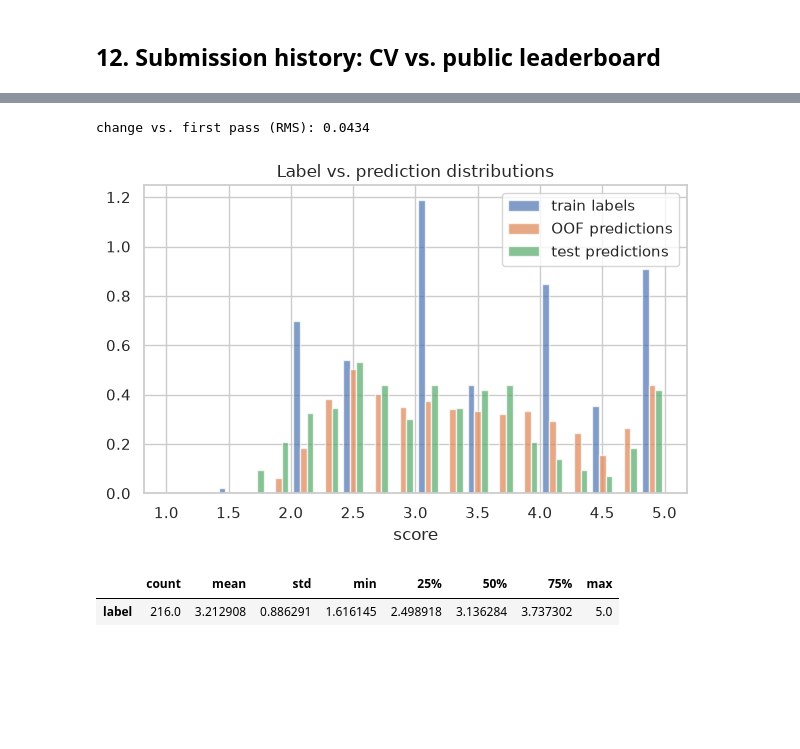
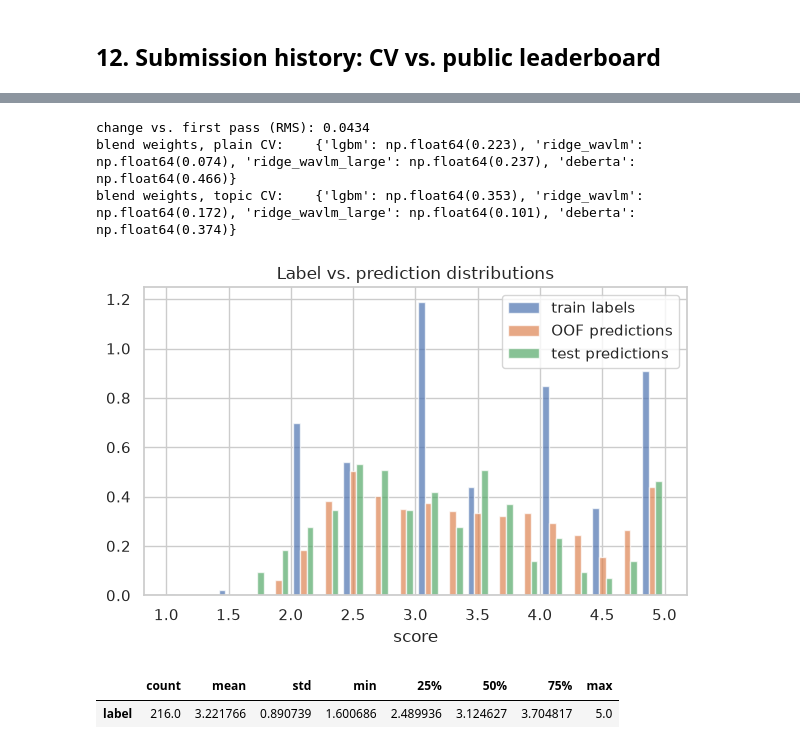
Before and after one commit to harsh-tr3010/SHL-assignment---Harsh-Tripathi, a Jupyter notebook: notebooks/grammar_scoring.ipynb, the cells around one changed output, grey strips where cells are left out. Drawn from its saved outputs; the diff is of its cells as text; code cells hidden in the pictures; blank space fills up the shorter version.

Commit message:
Final v18: topic-aware blend chosen on held-out-prompt CV (public LB 0.3190)

```diff
--- a/notebooks/grammar_scoring.ipynb
+++ b/notebooks/grammar_scoring.ipynb
@@ -476,20 +514,27 @@ The test clips are themselves the best example of the test conditions. In the fi
 # %%
 res_final = T.run(folds=5, repeats=3, pseudo=res["test_pred"]["blend"].values, pseudo_weight=0.5)
-sub = pd.DataFrame({"filename": res_final["test_pred"].index, "label": res_final["test_pred"]["blend"].values})
 print("change vs. first pass (RMS):", round(T.rmse(res["test_pred"]["blend"], res_final["test_pred"]["blend"]), 4))
+
+# topic-aware blend: weights and calibration chosen on topic-grouped OOF predictions
+final_pred, topic_w = T.topic_blend(res_final, 5, 3)
+print("blend weights, plain CV:   ", {k: round(v, 3) for k, v in res_final["weights"].items() if v > 0})
+print("blend weights, topic CV:   ", {k: round(v, 3) for k, v in topic_w.items() if v > 0})
+sub = pd.DataFrame({"filename": res_final["test_pred"].index, "label": final_pred})
 assert len(sub) == len(test) and set(sub.filename) == set(test.filename) and sub.label.between(0, 5).all()
 sub.to_csv(ROOT / "submission.csv", index=False)
 
 fig, ax = plt.subplots(figsize=(7, 4))
 ax.hist([y, oof["blend"], sub.label], bins=20, density=True, label=["train labels", "OOF predictions", "test predictions"], alpha=.7)
 ax.set(title="Label vs. prediction distributions", xlabel="score"); ax.legend()
 plt.show()
 sub.describe().T
 # %% [output]
 change vs. first pass (RMS): 0.0434
+blend weights, plain CV:    {'lgbm': np.float64(0.223), 'ridge_wavlm': np.float64(0.074), 'ridge_wavlm_large': np.float64(0.237), 'deberta': np.float64(0.466)}
+blend weights, topic CV:    {'lgbm': np.float64(0.353), 'ridge_wavlm': np.float64(0.172), 'ridge_wavlm_large': np.float64(0.101), 'deberta': np.float64(0.374)}
-[figure, old version]
+[figure, new version]
 |  | count | mean | std | min | 25% | 50% | 75% | max |
-| label | 216.0 | 3.212908 | 0.886291 | 1.616145 | 2.498918 | 3.136284 | 3.737302 | 5.0 |
+| label | 216.0 | 3.221766 | 0.890739 | 1.600686 | 2.489936 | 3.124627 | 3.704817 | 5.0 |
 # %% [markdown]
 ## Summary
 
```
Also changed, not shown: parts of 9 cells of this notebook, 18 other files.
